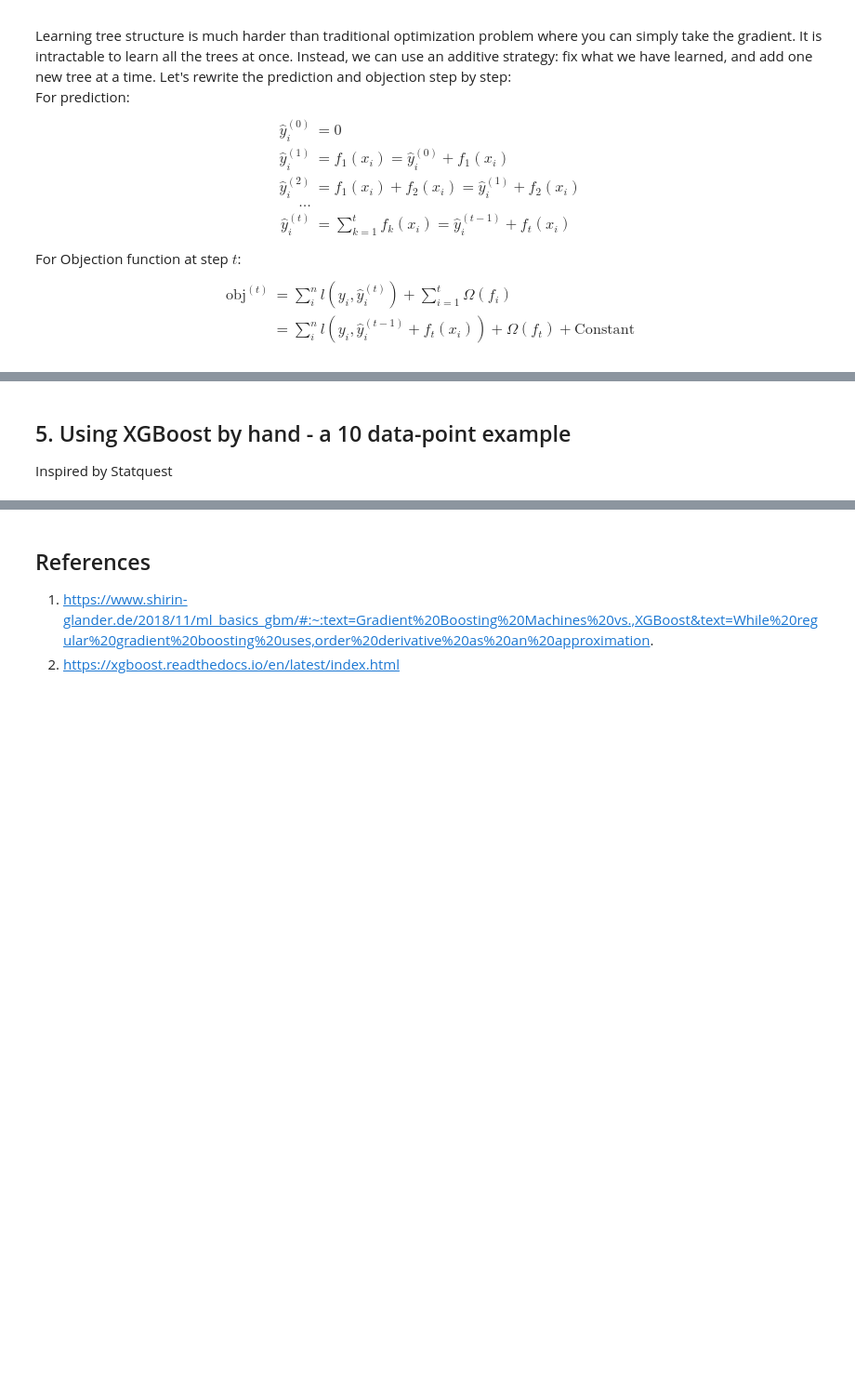
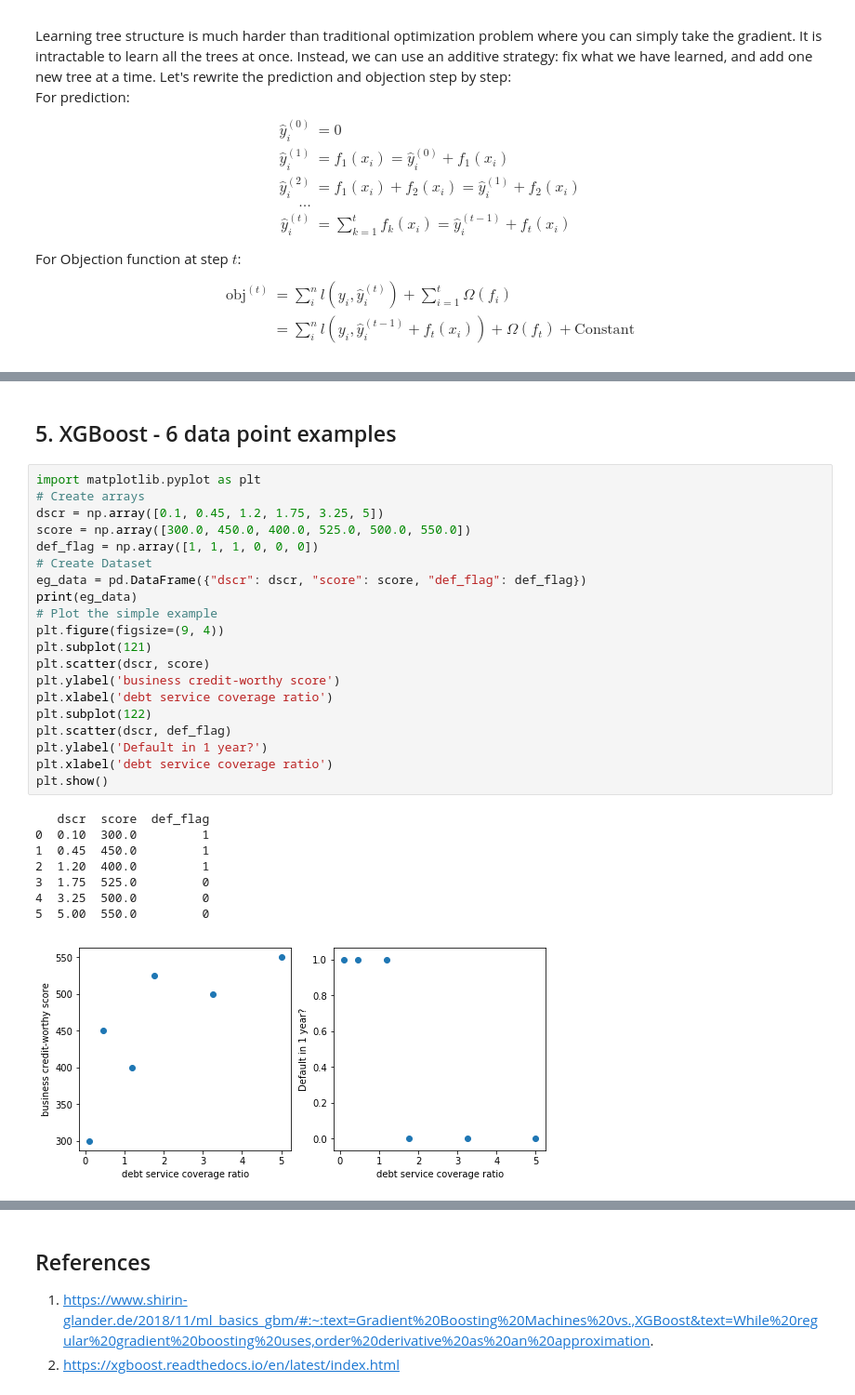
Before and after one commit to southnorthist/kaggle_analysis, a Jupyter notebook: XGBoost/XGBoost_Methodology_Application.ipynb, the cells around one changed output, grey strips where cells are left out. Shown: that part at 93% size. Saved outputs shown, nothing was run; the diff lists cells and outputs as text; blank space fills up the shorter version.

Commit message:
Modified XGBoost notebook

```diff
--- a/XGBoost/XGBoost_Methodology_Application.ipynb
+++ b/XGBoost/XGBoost_Methodology_Application.ipynb
@@ -125,3 +142,31 @@ TBA
 # %% [markdown]
-## 5. Using XGBoost by hand - a 10 data-point example
-Inspired by Statquest
+## 5. XGBoost - 6 data point examples
+# %%
+import matplotlib.pyplot as plt
+# Create arrays
+dscr = np.array([0.1, 0.45, 1.2, 1.75, 3.25, 5])
+score = np.array([300.0, 450.0, 400.0, 525.0, 500.0, 550.0])
+def_flag = np.array([1, 1, 1, 0, 0, 0])
+# Create Dataset
+eg_data = pd.DataFrame({"dscr": dscr, "score": score, "def_flag": def_flag})
+print(eg_data)
+# Plot the simple example
+plt.figure(figsize=(9, 4))
+plt.subplot(121)
+plt.scatter(dscr, score)
+plt.ylabel('business credit-worthy score')
+plt.xlabel('debt service coverage ratio')
+plt.subplot(122)
+plt.scatter(dscr, def_flag)
+plt.ylabel('Default in 1 year?')
+plt.xlabel('debt service coverage ratio')
+plt.show()
+# %% [output]
+   dscr  score  def_flag
+0  0.10  300.0         1
+1  0.45  450.0         1
+2  1.20  400.0         1
+3  1.75  525.0         0
+4  3.25  500.0         0
+5  5.00  550.0         0
+[figure, added]
```
Also changed, not shown: parts of 36 cells of this notebook, 2 other files.
